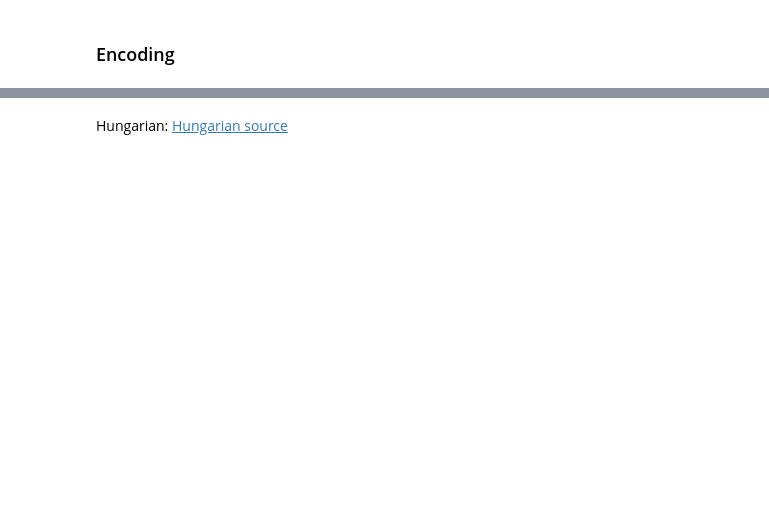
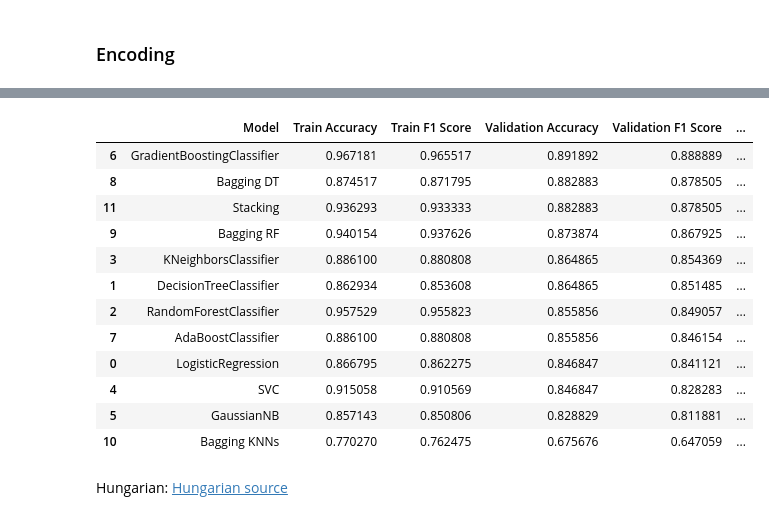
Before and after one commit to lindaperez/Heart_Prediction_NEU, a Jupyter notebook: HeartFailurePrediction_Phase_II_Nov_27.ipynb, the cells around one changed output, grey strips where cells are left out. Cells and saved outputs as stored; diff of their text form; code cells hidden in the pictures; blank space fills up the shorter version.

Commit message:
Add files via upload
Overfitting checks

```diff
--- a/HeartFailurePrediction_Phase_II_Nov_27.ipynb
+++ b/HeartFailurePrediction_Phase_II_Nov_27.ipynb
@@ -661,6 +709,5 @@ set(df_encoded['HeartDisease'])
 # %%
 y = df_encoded['HeartDisease']
-y = y.round().astype(int)
 # %%
 X = df_encoded.drop('HeartDisease', axis=1,inplace=False)
 X.head(2)
@@ -669,7 +720,4 @@ X.head(2)
 # %%
-from sklearn.model_selection import cross_val_score
-from sklearn.preprocessing import MinMaxScaler, StandardScaler
-
 def compare_algorithms(X, y, test_size=0.3, val_size=0.5, random_state=42):
     """
     Compare multiple supervised learning algorithms on a binary classification task.
@@ -685,10 +733,10 @@ def compare_algorithms(X, y, test_size=0.3, val_size=0.5, random_state=42):
         pd.DataFrame: Performance comparison table for each algorithm.
     """
     # Step 1: Split into Train + Temp (Validation + Test)
-    X_train, X_temp, y_train, y_temp = train_test_split(X, y, test_size=test_size, random_state=random_state)
+    X_train, X_temp, y_train, y_temp = train_test_split(X, y, test_size=test_size, random_state=random_state,stratify=y)
 
     # Step 2: Split Temp into Validation and Test
-    X_val, X_test, y_val, y_test = train_test_split(X_temp, y_temp, test_size=val_size, random_state=random_state)
+    X_val, X_test, y_val, y_test = train_test_split(X_temp, y_temp, test_size=val_size, random_state=random_state,stratify=y_temp)
 
 
     # Normalization: Scale features to range [0, 1]
@@ -704,15 +752,15 @@ def compare_algorithms(X, y, test_size=0.3, val_size=0.5, random_state=42):
 
     # Base Algorithms
     algorithms = {
-        #'LogisticRegression': LogisticRegression(),
-        'DecisionTreeClassifier': DecisionTreeClassifier(random_state=random_state),
-        'RandomForestClassifier': RandomForestClassifier(random_state=random_state),
+        'LogisticRegression': LogisticRegression(),
+        'DecisionTreeClassifier': DecisionTreeClassifier(random_state=random_state, max_depth=3,min_samples_split=5,min_samples_leaf=3),
+        'RandomForestClassifier': RandomForestClassifier(random_state=random_state,max_depth=10, min_samples_split=5,n_estimators=20),
         'KNeighborsClassifier': KNeighborsClassifier(),
         'SVC': SVC(probability=True, random_state=random_state),  # Requires scaling for optimal performance
         'GaussianNB': GaussianNB(),
 
         'GradientBoostingClassifier': GradientBoostingClassifier(random_state=random_state), # for small datasets
-        'AdaBoostClassifier': AdaBoostClassifier(n_estimators=50, random_state=random_state), # combine week classifiers in sequential manner
+        'AdaBoostClassifier': AdaBoostClassifier(n_estimators=50, random_state=random_state,algorithm='SAMME'), # combine week classifiers in sequential manner
         #'XGBClassifier': XGBClassifier(use_label_encoder=False, eval_metric='logloss', random_state=random_state), # with regularization to prevent overfitting suport missing val
         #'LGBMClassifier': LGBMClassifier(random_state=random_state), #small and large datasets
         #'CatBoostClassifier': CatBoostClassifier(verbose=0, random_state=random_state) , #small datasets and handles categorical efficiently
@@ -747,7 +795,7 @@ def compare_algorithms(X, y, test_size=0.3, val_size=0.5, random_state=42):
     ]
     algorithms['Stacking'] = StackingClassifier(
         estimators=stacking_base_models,
-        final_estimator=algorithms['DecisionTreeClassifier'],
+        final_estimator=algorithms['LogisticRegression'],
         cv=5 # crossvalidation
     )
 
@@ -755,42 +803,61 @@ def compare_algorithms(X, y, test_size=0.3, val_size=0.5, random_state=42):
     performance = []
     for name, model in algorithms.items():
         # Use scaled data for models that require it
-        if name in ['KNeighborsClassifier', 'SVC']:
+        if name in ['KNeighborsClassifier', 'SVC']: # Scaling only applied to KNN and SVC
             model.fit(X_train_scaled, y_train)
+            y_train_pred = model.predict(X_train_scaled)
             y_val_pred = model.predict(X_val_scaled)
             y_val_proba = model.predict_proba(X_val_scaled)[:, 1] if hasattr(model, "predict_proba") else None
         else:
             model.fit(X_train, y_train)
+            y_train_pred = model.predict(X_train)
             y_val_pred = model.predict(X_val)
             y_val_proba = model.predict_proba(X_val)[:, 1] if hasattr(model, "predict_proba") else None
+        # Calculate performance metrics
+        # Training Metrics
+        train_accuracy = accuracy_score(y_train, y_train_pred)
+        train_precision = precision_score(y_train, y_train_pred)
+        train_recall = recall_score(y_train, y_train_pred)
+        train_f1 = f1_score(y_train, y_train_pred)
 
-        # Calculate performance metrics
-        if name == 'Stacking':
-          accuraccy = cross_val_score( algorithms['Stacking'], X_train, y_train, cv=5, scoring='accuracy')
+        # Validation Metrics
+        val_accuracy = accuracy_score(y_val, y_val_pred)
+        val_precision = precision_score(y_val, y_val_pred)
+        val_recall = recall_score(y_val, y_val_pred)
+        val_f1 = f1_score(y_val, y_val_pred)
+
+        # Cross-Validation Scores
+        if name in ['KNeighborsClassifier', 'SVC']:
+            cv_scores = cross_val_score(model, X_train_scaled, y_train, cv=5, scoring='f1')
         else:
-          accuracy = accuracy_score(y_val, y_val_pred)
+            cv_scores = cross_val_score(model, X_train, y_train, cv=5, scoring='f1')
 
-        precision = precision_score(y_val, y_val_pred)
-        recall = recall_score(y_val, y_val_pred)
-        f1 = f1_score(y_val, y_val_pred)
-        roc_auc = roc_auc_score(y_val, y_val_proba) if y_val_proba is not None else None
-
-        # Append results
         performance.append({
             'Model': name,
-            'Accuracy': accuracy,
-            'Precision': precision,
-            'Recall': recall,
-            'F1 Score': f1,
-            'ROC AUC': roc_auc
+            'Train Accuracy': train_accuracy,
+            'Train F1 Score': train_f1,
+            #'Train Precision': train_precision,
+            #'Train Recall': train_recall,
+
+            'Validation Accuracy': val_accuracy,
+            'Validation F1 Score': val_f1,
+            #'Validation Precision': val_precision,
+            #'Validation Recall': val_recall,
+
+            'Cross-Validation F1 Mean': cv_scores.mean(),
+            'Cross-Validation F1 Std': cv_scores.std(),
+
+            'Likely overfitting': (True if abs(train_f1-val_f1)>=0.05 else False,round((train_f1-val_f1),3)),
+
+
         })
 
     # Convert to DataFrame for better visualization
-    performance_df = pd.DataFrame(performance).sort_values(by='F1 Score', ascending=False)
+    performance_df = pd.DataFrame(performance).sort_values(by=['Validation F1 Score'], ascending=False)
 
     return performance_df
-
 
 results = compare_algorithms(X, y)
 print("Performance Comparison Table:")
 results
+# %% [output]
@@ -797,2 +882,15 @@ results
+|  | Model | Train Accuracy | Train F1 Score | Validation Accuracy | Validation F1 Score | ... |
+| 6 | GradientBoostingClassifier | 0.967181 | 0.965517 | 0.891892 | 0.888889 | ... |
+| 8 | Bagging DT | 0.874517 | 0.871795 | 0.882883 | 0.878505 | ... |
+| 11 | Stacking | 0.936293 | 0.933333 | 0.882883 | 0.878505 | ... |
+| 9 | Bagging RF | 0.940154 | 0.937626 | 0.873874 | 0.867925 | ... |
+| 3 | KNeighborsClassifier | 0.886100 | 0.880808 | 0.864865 | 0.854369 | ... |
+| 1 | DecisionTreeClassifier | 0.862934 | 0.853608 | 0.864865 | 0.851485 | ... |
+| 2 | RandomForestClassifier | 0.957529 | 0.955823 | 0.855856 | 0.849057 | ... |
+| 7 | AdaBoostClassifier | 0.886100 | 0.880808 | 0.855856 | 0.846154 | ... |
+| 0 | LogisticRegression | 0.866795 | 0.862275 | 0.846847 | 0.841121 | ... |
+| 4 | SVC | 0.915058 | 0.910569 | 0.846847 | 0.828283 | ... |
+| 5 | GaussianNB | 0.857143 | 0.850806 | 0.828829 | 0.811881 | ... |
+| 10 | Bagging KNNs | 0.770270 | 0.762475 | 0.675676 | 0.647059 | ... |
 # %% [markdown]
 Hungarian: [Hungarian source ](https://archive.ics.uci.edu/dataset/45/heart+disease)
```
Also changed, not shown: parts of 23 cells of this notebook.
